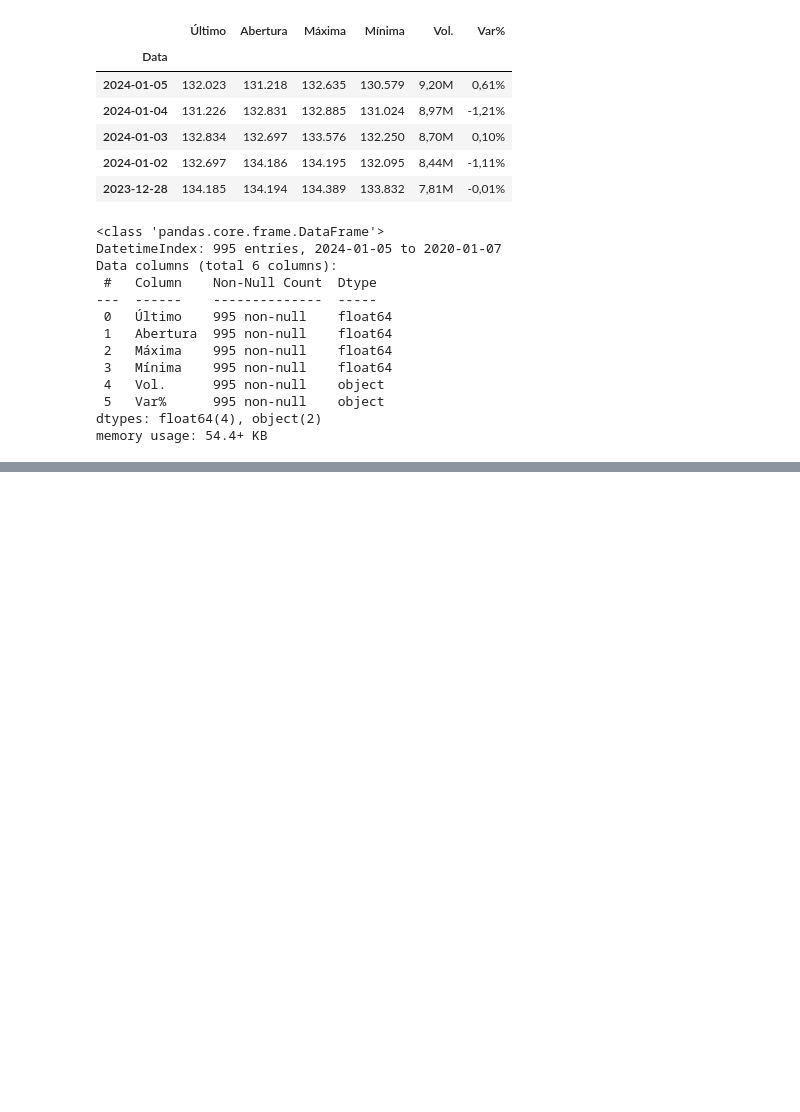
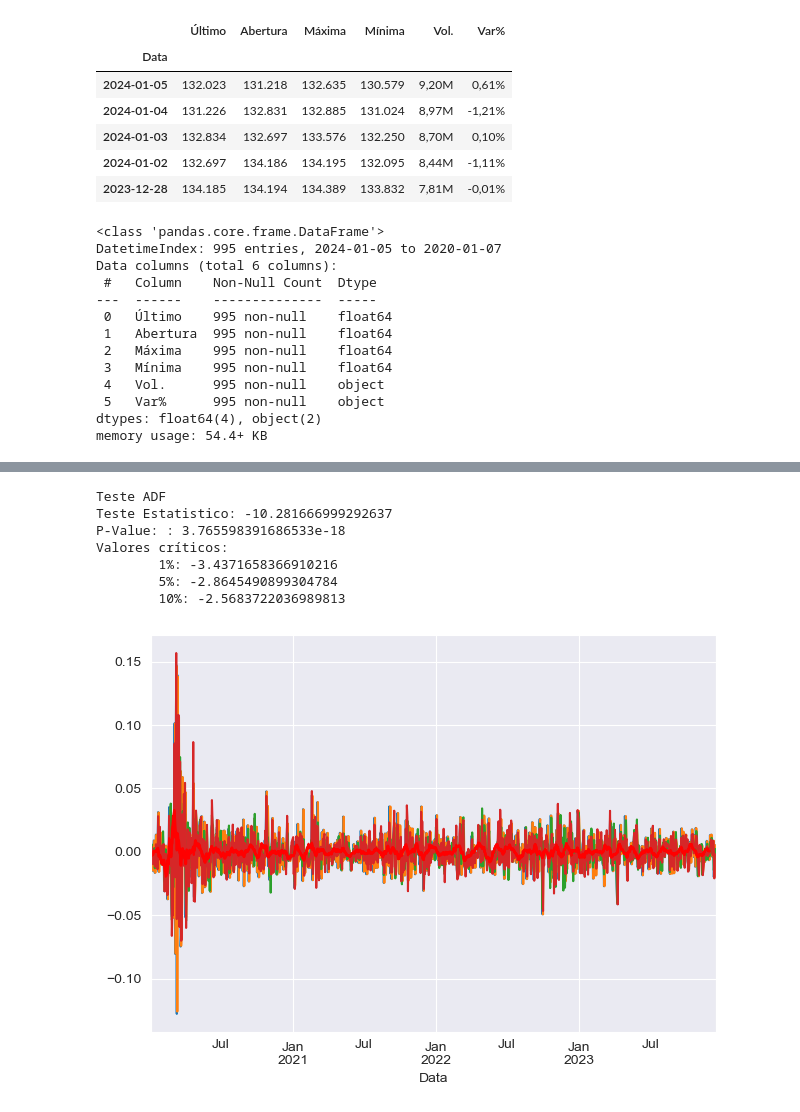
Before and after one commit to kebaggio/techChallengeFase2, a Jupyter notebook: modelo/previsao_ibovespa.ipynb, the cells around one changed output, grey strips where cells are left out. Drawn from its saved outputs; the diff is of its cells as text; code cells hidden in the pictures; blank space fills up the shorter version.

```diff
--- a/modelo/previsao_ibovespa.ipynb
+++ b/modelo/previsao_ibovespa.ipynb
@@ -103,8 +104,6 @@ from statsmodels.tsa.stattools import adfuller
 sns.set_style('darkgrid')
 # %%
 X=df.Último.values
-# %%
-result=adfuller(X)
 # %%
 print("Teste ADF")
 print(f"Teste Estatistico: {result[0]}")
@@ -133,0 +174,11 @@ plt.tight_layout()
+# %%
+X_s = df_s.Último.values
+result_s = adfuller(X_s)
+
+print("Teste ADF")
+print(f"Teste Estatistico: {result_s[0]}")
+print(f"P-Value: : {result_s[1]}")
+print("Valores críticos:")
+
+for key, value in result_s[4].items():
+    print(f"\t{key}: {value}")
@@ -133,0 +193,31 @@ plt.tight_layout()
+# %%
+df_diff = df_s.diff(1)
+ma_diff = df_diff.rolling(12).mean()
+
+std_diff = df_diff.rolling(12).std()
+
+f, ax = plt.subplots()
+df_diff.plot(ax=ax, legend=False)
+
+ma_diff.plot(ax=ax, legend=False, color='r')
+plt.tight_layout()
+
+X_diff = df_diff.Último.dropna().values
+result_diff = adfuller(X_diff)
+
+print("Teste ADF")
+print(f"Teste Estatistico: {result_diff[0]}")
+print(f"P-Value: : {result_diff[1]}")
+print("Valores críticos:")
+
+for key, value in result_diff[4].items():
+    print(f"\t{key}: {value}")
+# %% [output]
+Teste ADF
+Teste Estatistico: -10.281666999292637
+P-Value: : 3.765598391686533e-18
+Valores críticos:
+        1%: -3.4371658366910216
+        5%: -2.8645490899304784
+        10%: -2.5683722036989813
+[figure, added]
```
Also changed, not shown: parts of 7 cells of this notebook, 1 other file.
